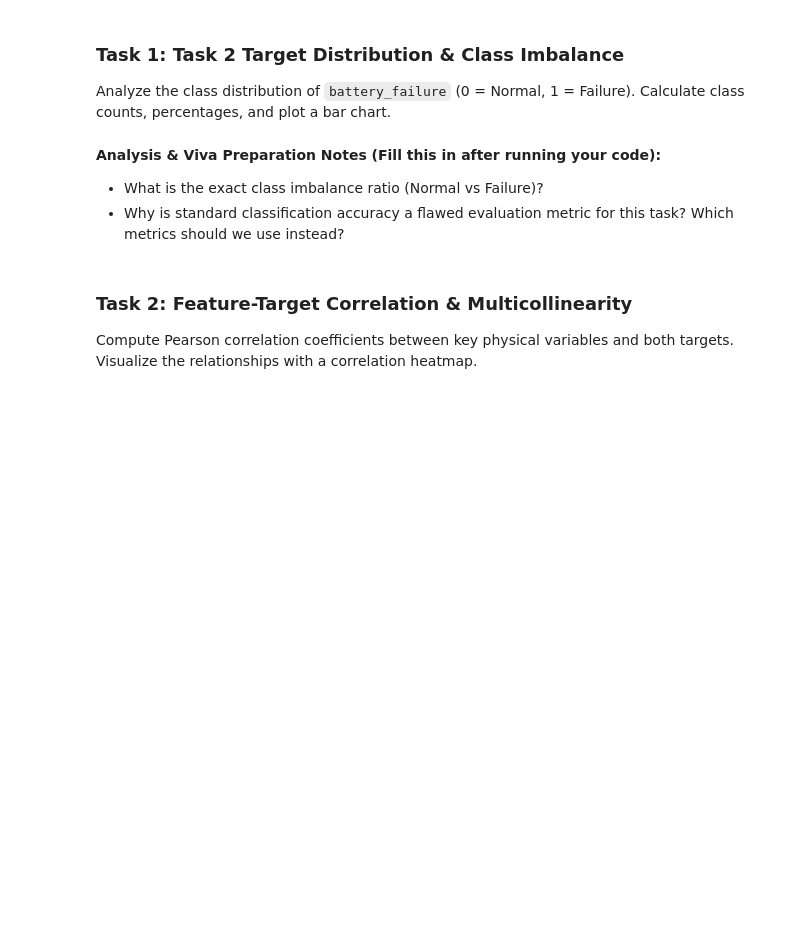
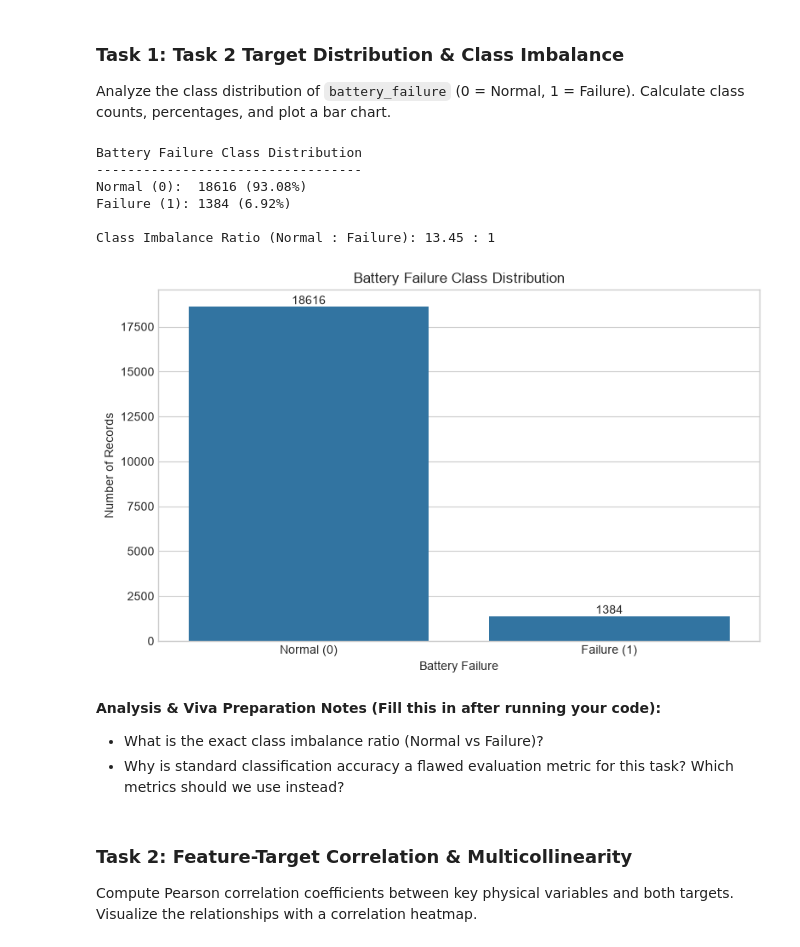
Before and after one commit to chenuka10/EV_Battery_PHM, a Jupyter notebook: notebooks/03_relationships_features_personC.ipynb, the cells around one changed output. Drawn from its saved outputs; the diff is of its cells as text; code cells hidden in the pictures; blank space fills up the shorter version.

```diff
--- a/notebooks/03_relationships_features_personC.ipynb
+++ b/notebooks/03_relationships_features_personC.ipynb
@@ -38,3 +33,59 @@ df = pd.read_csv('ev battery_failure  Dataset.csv')
+# %%
+# TODO: Load dataset
+df = pd.read_csv('../ev battery_failure  Dataset.csv')
+
+# TODO: Calculate counts and percentage proportions of battery_failure
+
+# Calculate class counts
+class_counts = df['battery_failure'].value_counts().sort_index()
+
+# Calculate class percentages
+class_percentages = (
+    df['battery_failure'].value_counts(normalize=True)
+    .sort_index() * 100
+)
+
+# Calculate imbalance ratio
+normal_count = class_counts[0]
+failure_count = class_counts[1]
+imbalance_ratio = normal_count / failure_count
+
+print("Battery Failure Class Distribution")
+print("----------------------------------")
+print(f"Normal (0):  {normal_count} ({class_percentages[0]:.2f}%)")
+print(f"Failure (1): {failure_count} ({class_percentages[1]:.2f}%)")
+print(f"\nClass Imbalance Ratio (Normal : Failure): {imbalance_ratio:.2f} : 1")
+
+
+# TODO: Plot a bar chart illustrating the class imbalance
+
+# Plot class distribution
+plt.figure(figsize=(8, 5))
+
+ax = sns.countplot(
+    data=df,
+    x='battery_failure'
+)
+
+plt.title('Battery Failure Class Distribution')
+plt.xlabel('Battery Failure')
+plt.ylabel('Number of Records')
+plt.xticks([0, 1], ['Normal (0)', 'Failure (1)'])
+
+# Add count labels above bars
+for container in ax.containers:
+    ax.bar_label(container)
+
+plt.tight_layout()
+plt.show()
+# %% [output]
+Battery Failure Class Distribution
+----------------------------------
+Normal (0):  18616 (93.08%)
+Failure (1): 1384 (6.92%)
+
+Class Imbalance Ratio (Normal : Failure): 13.45 : 1
+[figure, added]
 # %% [markdown]
 **Analysis & Viva Preparation Notes (Fill this in after running your code):**
 - What is the exact class imbalance ratio (Normal vs Failure)?
```
Also changed, not shown: parts of 15 cells of this notebook.
